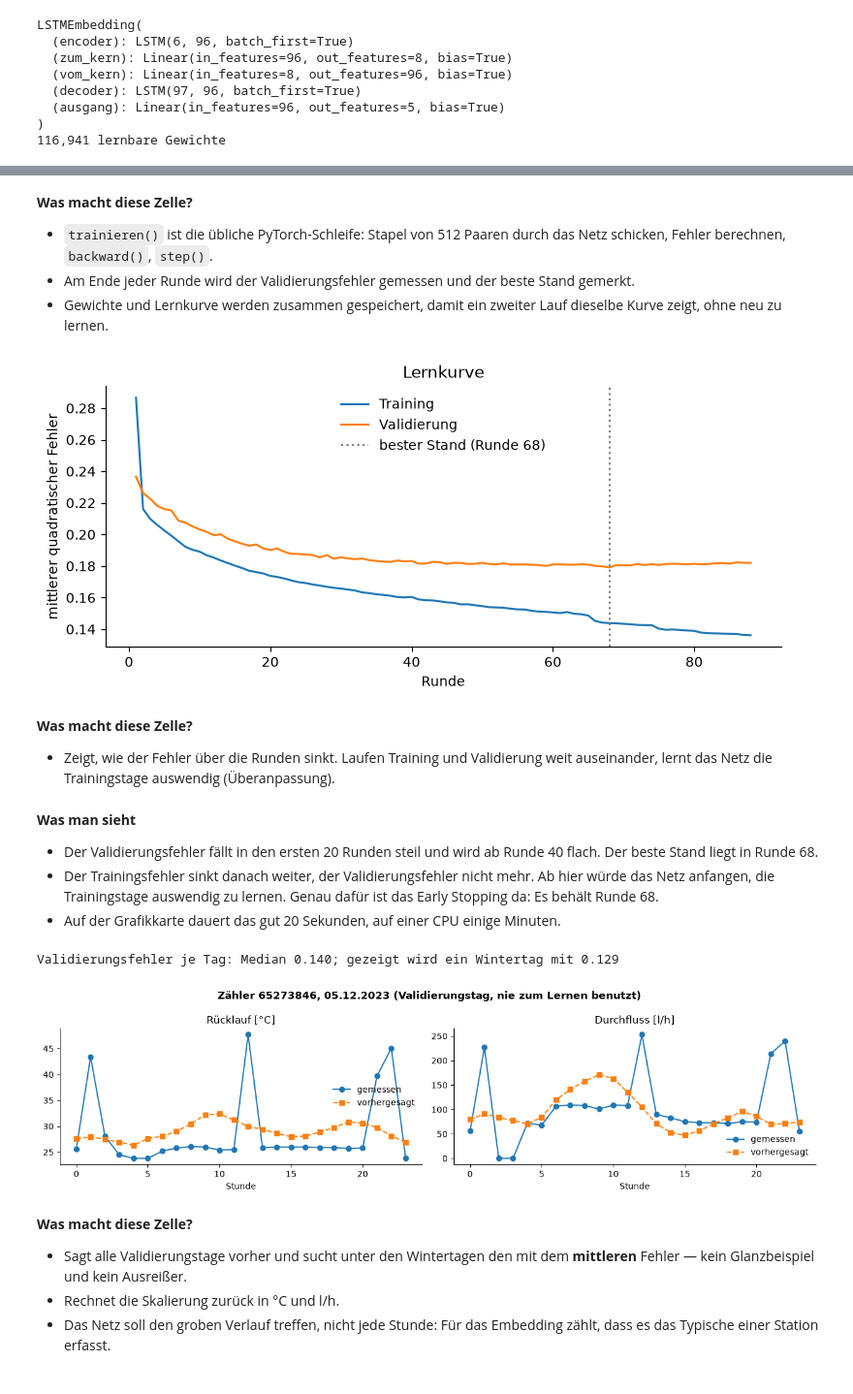
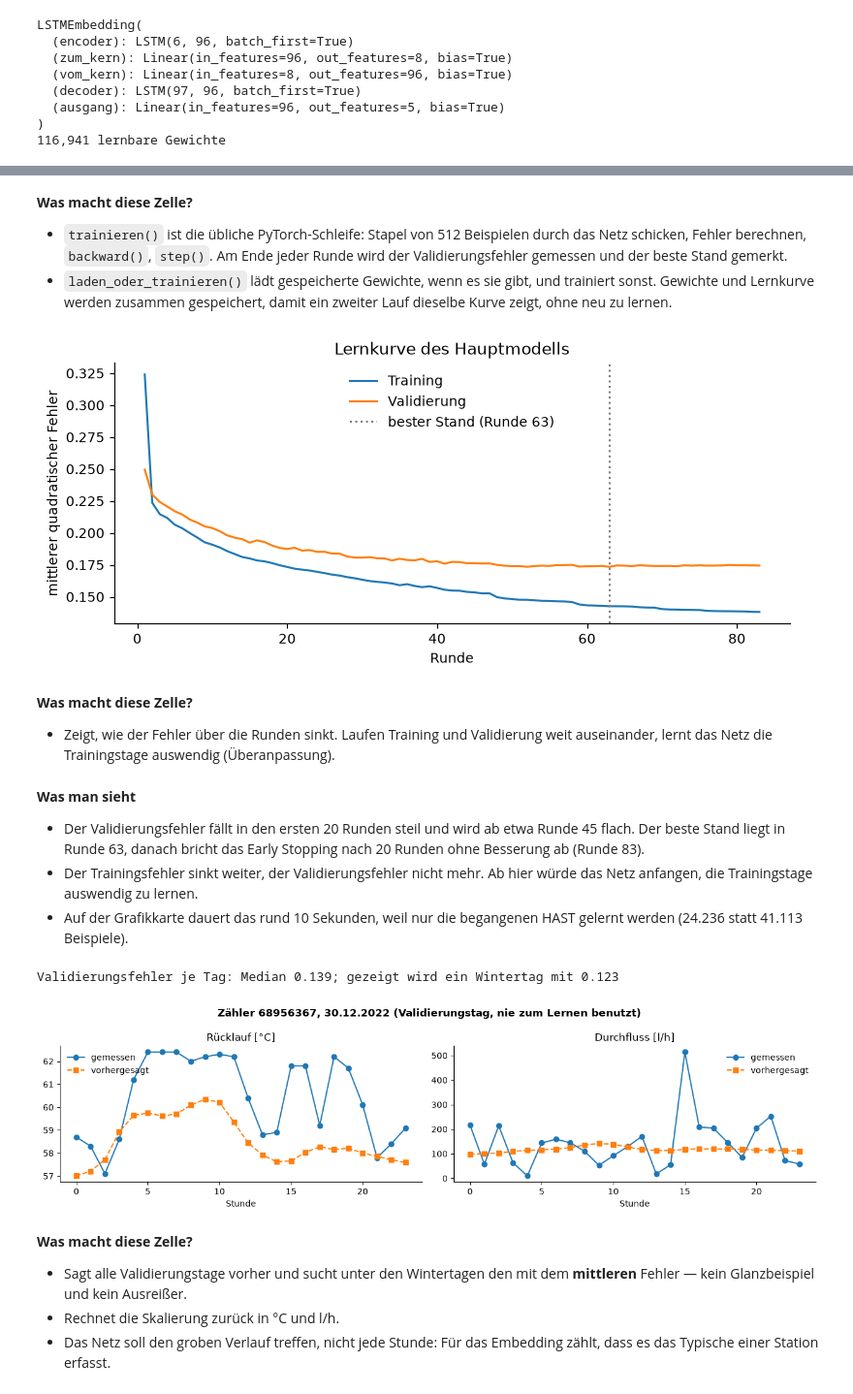
Before and after one commit to ivelinayna/projektseminar, a Jupyter notebook: notebooks/20_lstm_fehlererkennung.ipynb, the cells around one changed output, grey strips where cells are left out. Shown at 97% size. Saved outputs shown, nothing was run; the diff lists cells and outputs as text; code cells hidden in the pictures.

Commit message:
Notebook 20: LSTM nur auf den begangenen HAST, drei Varianten und Vorgeschichte

```diff
--- a/notebooks/20_lstm_fehlererkennung.ipynb
+++ b/notebooks/20_lstm_fehlererkennung.ipynb
@@ -175,15 +226,0 @@ dem 13. fast aufs Haar — läge nur er in der Validierung, wäre sie zu leicht.
-# %%
-folgetag = (tage["zaehler"].shift(-1) == tage["zaehler"]) & (tage["tag"].shift(-1) == tage["tag"] + pd.Timedelta(days=1))
-heute = np.flatnonzero(folgetag.to_numpy() & np.roll(vorher, -1) & vorher)
-morgen = heute + 1
-
-woche = tage.loc[morgen, "tag"].dt.to_period("W").astype(str).to_numpy()
-alle_wochen = np.unique(woche)
-val_wochen = np.random.default_rng(SEED).choice(alle_wochen, size=int(0.1 * len(alle_wochen)), replace=False)
-ist_val = np.isin(woche, val_wochen)
-
-eingang = torch.tensor(x[heute])
-ziel = torch.tensor(x[morgen][:, :, :5])
-aussen_morgen = torch.tensor(x[morgen][:, :, 5:])
-print(f"{len(heute):,} Paare heute→morgen, davon {ist_val.sum():,} in {len(val_wochen)} Validierungswochen")
-print(f"Eingang {tuple(eingang.shape)}, Ziel {tuple(ziel.shape)}, Außentemperatur morgen {tuple(aussen_morgen.shape)}")
@@ -225,16 +296,15 @@ class LSTMEmbedding(nn.Module):
         _, (zustand, _) = self.encoder(tag)
         return self.zum_kern(zustand[-1])
 
-    def forward(self, tag, aussen_morgen):
+    def forward(self, tag, aussen_ziel):
         kern = self.einbetten(tag)
-        je_stunde = self.vom_kern(kern).unsqueeze(1).repeat(1, aussen_morgen.shape[1], 1)
-        y, _ = self.decoder(torch.cat([je_stunde, aussen_morgen], dim=2))
+        je_stunde = self.vom_kern(kern).unsqueeze(1).repeat(1, aussen_ziel.shape[1], 1)
+        y, _ = self.decoder(torch.cat([je_stunde, aussen_ziel], dim=2))
         return self.ausgang(y)
 
 
-modell = LSTMEmbedding().to(GERAET)
-print(modell)
-print(f"{sum(p.numel() for p in modell.parameters()):,} lernbare Gewichte")
+print(LSTMEmbedding())
+print(f"{sum(p.numel() for p in LSTMEmbedding().parameters()):,} lernbare Gewichte")
 # %% [output]
 LSTMEmbedding(
   (encoder): LSTM(6, 96, batch_first=True)
@@ -313,10 +392,11 @@ Gewichte geladen aus notebooks/models/lstm_embedding.pt
 # %% [markdown]
 **Was macht diese Zelle?**
-- `trainieren()` ist die übliche PyTorch-Schleife: Stapel von 512 Paaren durch das Netz
-  schicken, Fehler berechnen, `backward()`, `step()`.
-- Am Ende jeder Runde wird der Validierungsfehler gemessen und der beste Stand gemerkt.
-- Gewichte und Lernkurve werden zusammen gespeichert, damit ein zweiter Lauf dieselbe Kurve
-  zeigt, ohne neu zu lernen.
+- `trainieren()` ist die übliche PyTorch-Schleife: Stapel von 512 Beispielen durch das Netz
+  schicken, Fehler berechnen, `backward()`, `step()`. Am Ende jeder Runde wird der
+  Validierungsfehler gemessen und der beste Stand gemerkt.
+- `laden_oder_trainieren()` lädt gespeicherte Gewichte, wenn es sie gibt, und trainiert
+  sonst. Gewichte und Lernkurve werden zusammen gespeichert, damit ein zweiter Lauf dieselbe
+  Kurve zeigt, ohne neu zu lernen.
 # %%
 fig, ax = plt.subplots(figsize=(9, 3.5))
 ax.plot(verlauf["runde"], verlauf["training"], label="Training")
@@ -324,12 +404,12 @@ ax.plot(verlauf["runde"], verlauf["validierung"], label="Validierung")
 ax.axvline(beste_runde, color="grey", ls=":", label=f"bester Stand (Runde {beste_runde})")
 ax.set_xlabel("Runde")
 ax.set_ylabel("mittlerer quadratischer Fehler")
-ax.set_title("Lernkurve")
+ax.set_title("Lernkurve des Hauptmodells")
 ax.legend(frameon=False)
 ax.spines[["top", "right"]].set_visible(False)
 plt.show()
 # %% [output]
-[figure, old version]
+[figure, new version]
 # %% [markdown]
 **Was macht diese Zelle?**
 - Zeigt, wie der Fehler über die Runden sinkt. Laufen Training und Validierung weit
@@ -337,44 +417,43 @@ plt.show()
 # %% [markdown]
 **Was man sieht**
 
-- Der Validierungsfehler fällt in den ersten 20 Runden steil und wird ab Runde 40 flach. Der beste Stand liegt in Runde 68.
-- Der Trainingsfehler sinkt danach weiter, der Validierungsfehler nicht mehr. Ab hier würde das Netz anfangen, die Trainingstage auswendig zu lernen. Genau dafür ist das Early Stopping da: Es behält Runde 68.
-- Auf der Grafikkarte dauert das gut 20 Sekunden, auf einer CPU einige Minuten.
+- Der Validierungsfehler fällt in den ersten 20 Runden steil und wird ab etwa Runde 45 flach. Der beste Stand liegt in Runde 63, danach bricht das Early Stopping nach 20 Runden ohne Besserung ab (Runde 83).
+- Der Trainingsfehler sinkt weiter, der Validierungsfehler nicht mehr. Ab hier würde das Netz anfangen, die Trainingstage auswendig zu lernen.
+- Auf der Grafikkarte dauert das rund 10 Sekunden, weil nur die begangenen HAST gelernt werden (24.236 statt 41.113 Beispiele).
 # %%
 # Ein typischer Validierungstag im Winter: der mit dem mittleren Vorhersagefehler
-modell.eval()
 val_index = np.flatnonzero(ist_val)
 with torch.no_grad():
-    val_vorhersage = modell(eingang[val_index].to(GERAET), aussen_morgen[val_index].to(GERAET)).cpu().numpy()
-fehler_je_tag = ((val_vorhersage - ziel[val_index].numpy()) ** 2).mean(axis=(1, 2))
-im_winter = tage.loc[morgen[val_index], "tag"].dt.month.isin([12, 1, 2]).to_numpy()
+    val_vorhersage = modell(torch.tensor(x[heute[val_index]]).to(GERAET),
+                            torch.tensor(x[ziel_tag[val_index]][:, :, 5:]).to(GERAET)).cpu().numpy()
+fehler_je_tag = ((val_vorhersage - x[ziel_tag[val_index]][:, :, :5]) ** 2).mean(axis=(1, 2))
+im_winter = tage.loc[ziel_tag[val_index], "tag"].dt.month.isin([12, 1, 2]).to_numpy()
 kandidaten = np.flatnonzero(im_winter)
 mitte = kandidaten[np.argsort(fehler_je_tag[kandidaten])[len(kandidaten) // 2]]
-beispiel, vorhersage = val_index[mitte], val_vorhersage[mitte]
+vorhersage, tag_index = val_vorhersage[mitte], ziel_tag[val_index[mitte]]
 print(f"Validierungsfehler je Tag: Median {np.median(fehler_je_tag):.3f}; gezeigt wird ein Wintertag mit {fehler_je_tag[mitte]:.3f}")
-tag_index = morgen[beispiel]
 zaehler, datum = tage.loc[tag_index, "zaehler"], tage.loc[tag_index, "tag"]
 i_rl, i_fl = KANAELE.index("ruecklauf"), KANAELE.index("durchfluss")
 rl_vorh = vorhersage[:, i_rl] * streuung["ruecklauf"] + mittel["ruecklauf"]
 fl_vorh = vorhersage[:, i_fl] * teiler["durchfluss"][zaehler]
 
 fig, axes = plt.subplots(1, 2, figsize=(13, 3.5))
 axes[0].plot(werte[tag_index, :, i_rl], "o-", label="gemessen")
 axes[0].plot(rl_vorh, "s--", label="vorhergesagt")
 axes[0].set_title("Rücklauf [°C]")
 axes[1].plot(werte[tag_index, :, i_fl], "o-", label="gemessen")
 axes[1].plot(fl_vorh, "s--", label="vorhergesagt")
 axes[1].set_title("Durchfluss [l/h]")
 for ax in axes:
     ax.set_xlabel("Stunde")
     ax.legend(frameon=False)
     ax.spines[["top", "right"]].set_visible(False)
 fig.suptitle(f"Zähler {zaehler}, {datum:%d.%m.%Y} (Validierungstag, nie zum Lernen benutzt)", fontweight="bold")
 fig.tight_layout()
 plt.show()
 # %% [output]
-Validierungsfehler je Tag: Median 0.140; gezeigt wird ein Wintertag mit 0.129
+Validierungsfehler je Tag: Median 0.139; gezeigt wird ein Wintertag mit 0.123
-[figure, old version]
+[figure, new version]
 # %% [markdown]
 **Was macht diese Zelle?**
 - Sagt alle Validierungstage vorher und sucht unter den Wintertagen den mit dem **mittleren**
```
Also changed, not shown: parts of 50 cells of this notebook.
